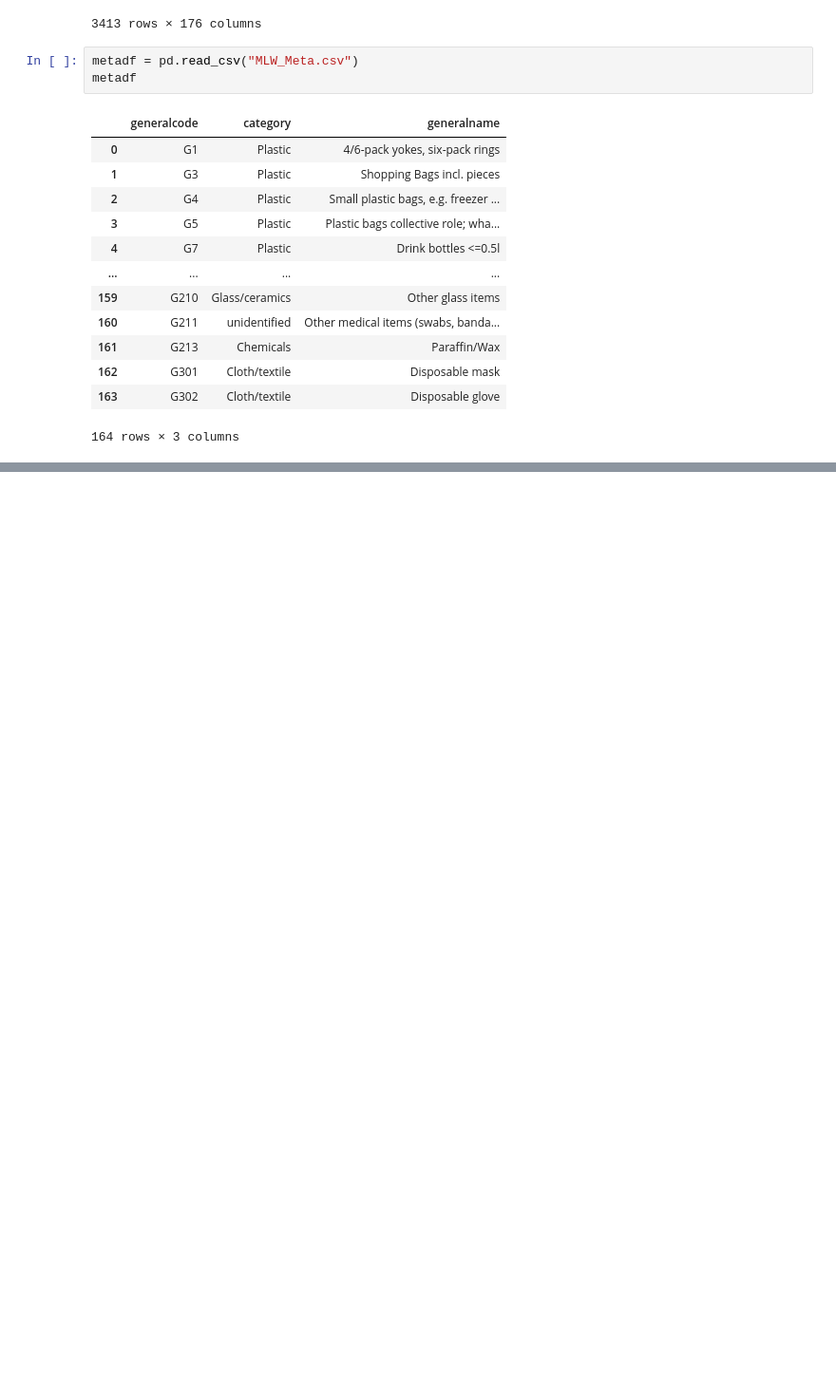
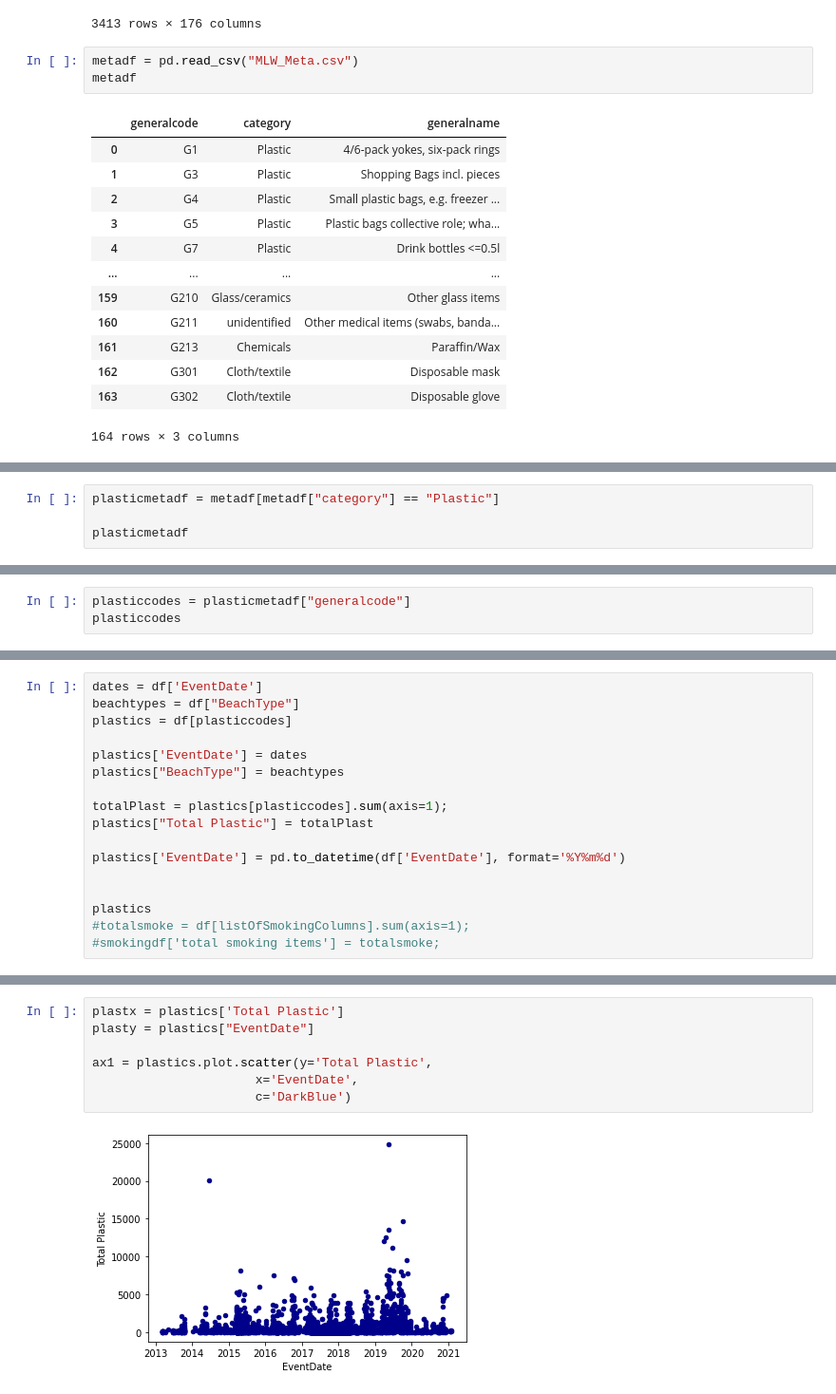
Before and after one commit to mariavanv/367Final, a Jupyter notebook: Messy.ipynb, the cells around one changed output, grey strips where cells are left out. Shown at 95% size. Cells and saved outputs as stored; diff of their text form; blank space fills up the shorter version.

```diff
--- a/Messy.ipynb
+++ b/Messy.ipynb
@@ -42,0 +93,4 @@ metadf[]
+# %%
+plasticmetadf = metadf[metadf["category"] == "Plastic"]
+
+plasticmetadf
@@ -42,0 +111,3 @@ metadf[]
+# %%
+plasticcodes = plasticmetadf["generalcode"]
+plasticcodes
@@ -42,0 +127,17 @@ metadf[]
+# %%
+dates = df['EventDate']
+beachtypes = df["BeachType"]
+plastics = df[plasticcodes]
+
+plastics['EventDate'] = dates
+plastics["BeachType"] = beachtypes
+
+totalPlast = plastics[plasticcodes].sum(axis=1);
+plastics["Total Plastic"] = totalPlast
+
+plastics['EventDate'] = pd.to_datetime(df['EventDate'], format='%Y%m%d')
+
+
+plastics
+#totalsmoke = df[listOfSmokingColumns].sum(axis=1);
+#smokingdf['total smoking items'] = totalsmoke;
@@ -42,0 +178,9 @@ metadf[]
+# %%
+plastx = plastics['Total Plastic']
+plasty = plastics["EventDate"]
+
+ax1 = plastics.plot.scatter(y='Total Plastic',
+                      x='EventDate',
+                      c='DarkBlue')
+# %% [output]
+[figure, added]
```
Also changed, not shown: parts of 10 cells of this notebook.
